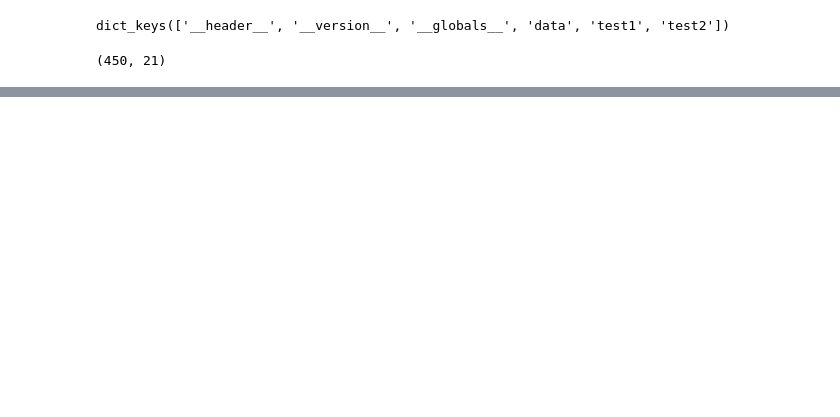
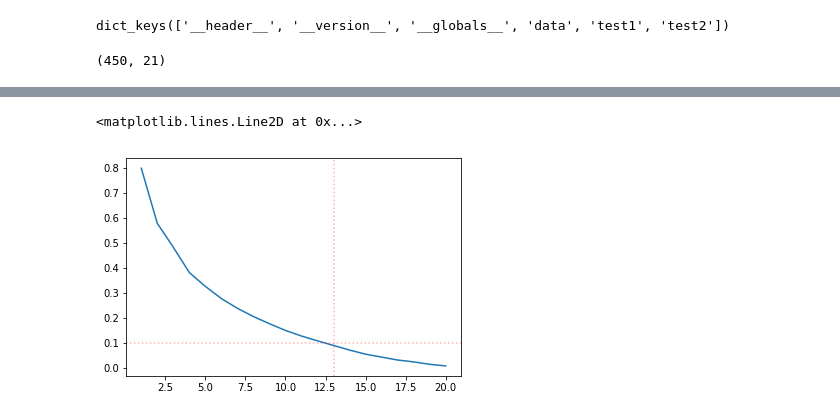
Before and after one commit to piovere/nucnotes, a Jupyter notebook: ne579/Homework/hw08/HW 08.ipynb, the cells around one changed output, grey strips where cells are left out. Saved outputs shown, nothing was run; the diff lists cells and outputs as text; code cells hidden in the pictures; blank space fills up the shorter version.

```diff
--- a/ne579/Homework/hw08/HW 08.ipynb
+++ b/ne579/Homework/hw08/HW 08.ipynb
@@ -72,17 +53,0 @@ pca.n_components_
-# %%
-for i in range(1, 22):
-    pca2 = PCA(n_components=i).fit(data)
-    f = plt.figure()
-    plt.plot(q(test1_s, pca2), '.', label="test1")
-    plt.plot(q(test2_s, pca2), '.', label="test2")
-    plt.plot(q(data_s, pca2), '.', label="data")
-    plt.title(f"Q statistic for {i} PCs")
-    plt.legend(loc="upper right")
-    plt.show()
-    f = plt.figure()
-    plt.plot(t2(test1_s, pca2), '.', label="test1")
-    plt.plot(t2(test2_s, pca2), '.', label="test2")
-    plt.plot(t2(data_s, pca2), '.', label="data")
-    plt.title(f"$T^2$ statistic for {i} PCs")
-    plt.legend(loc="upper right")
-    plt.show()
@@ -148,0 +84,7 @@ print(rs[-1])
+# %%
+plt.plot(range(1, data.shape[1]), e)
+plt.axhline(y=0.1, color='r', linestyle=':', alpha=0.3)
+plt.axvline(x=13, color='r', linestyle=':', alpha=0.3)
+# %% [output]
+<matplotlib.lines.Line2D at 0x...>
+[figure, added]
```
Also changed, not shown: parts of 21 cells of this notebook.
